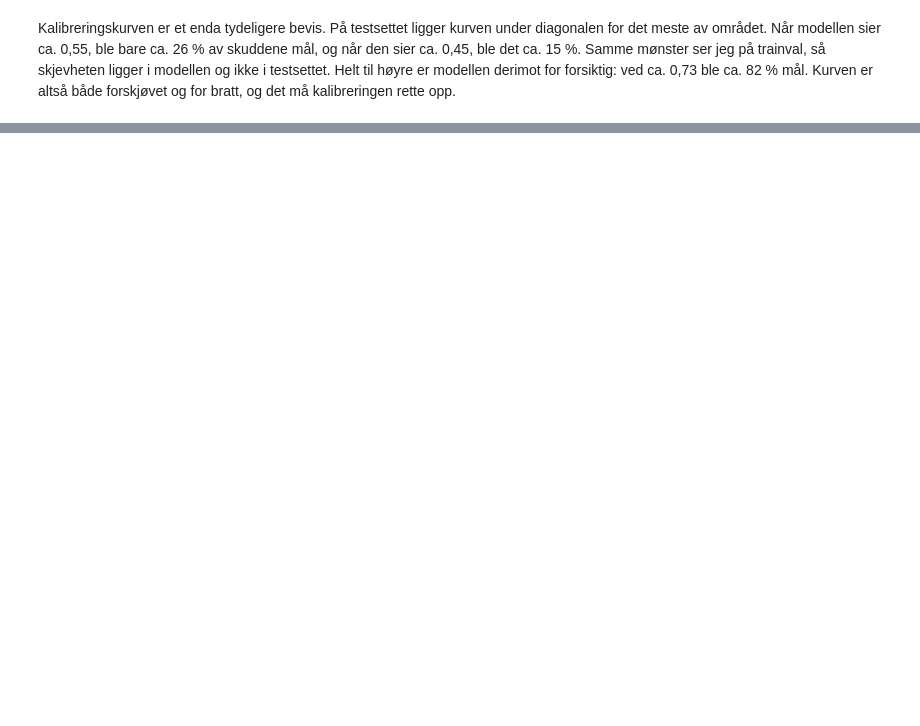
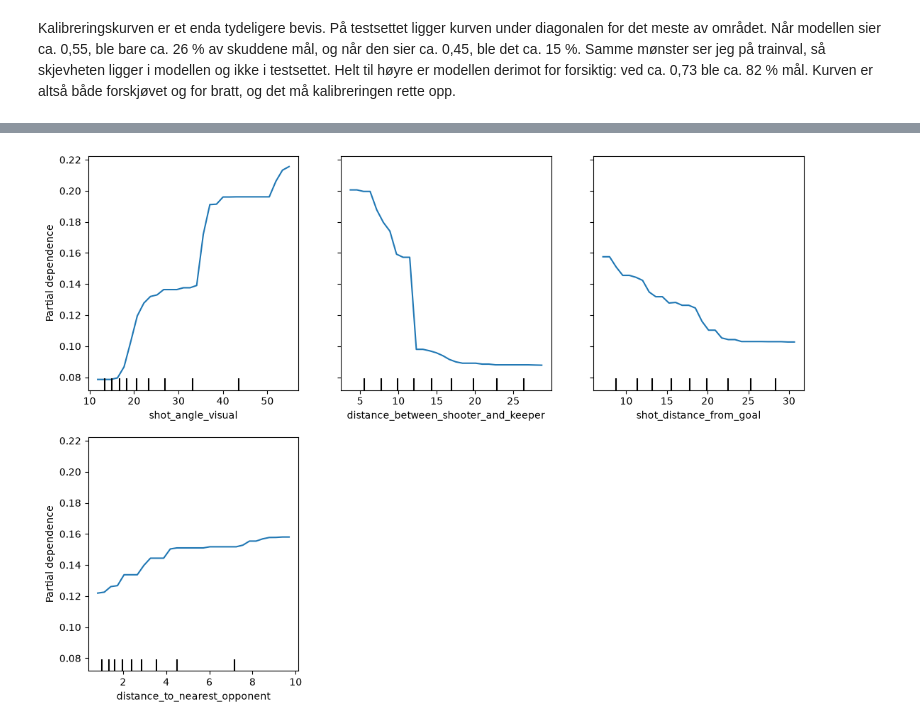
Before and after one commit to Daniel11098/football-predictions, a Jupyter notebook: Mandtory3/footballPredictionBestModel.ipynb, the cells around one changed output, grey strips where cells are left out. Cells and saved outputs as stored; diff of their text form; code cells hidden in the pictures; blank space fills up the shorter version.

```diff
--- a/Mandtory3/footballPredictionBestModel.ipynb
+++ b/Mandtory3/footballPredictionBestModel.ipynb
@@ -532,0 +693,12 @@ for i in range(5):
+# %%
+pdp_features = ["shot_angle_visual", "distance_between_shooter_and_keeper",
+                "shot_distance_from_goal", "distance_to_nearest_opponent"]
+
+disp = PartialDependenceDisplay.from_estimator(
+    calibrated_gb, test_featuers, pdp_features,
+    kind="average", grid_resolution=30, n_jobs=-1)
+disp.figure_.set_size_inches(11, 8)
+plt.tight_layout()
+plt.show()
+# %% [output]
+[figure, added]
```
Also changed, not shown: parts of 52 cells of this notebook, 1 other file.
